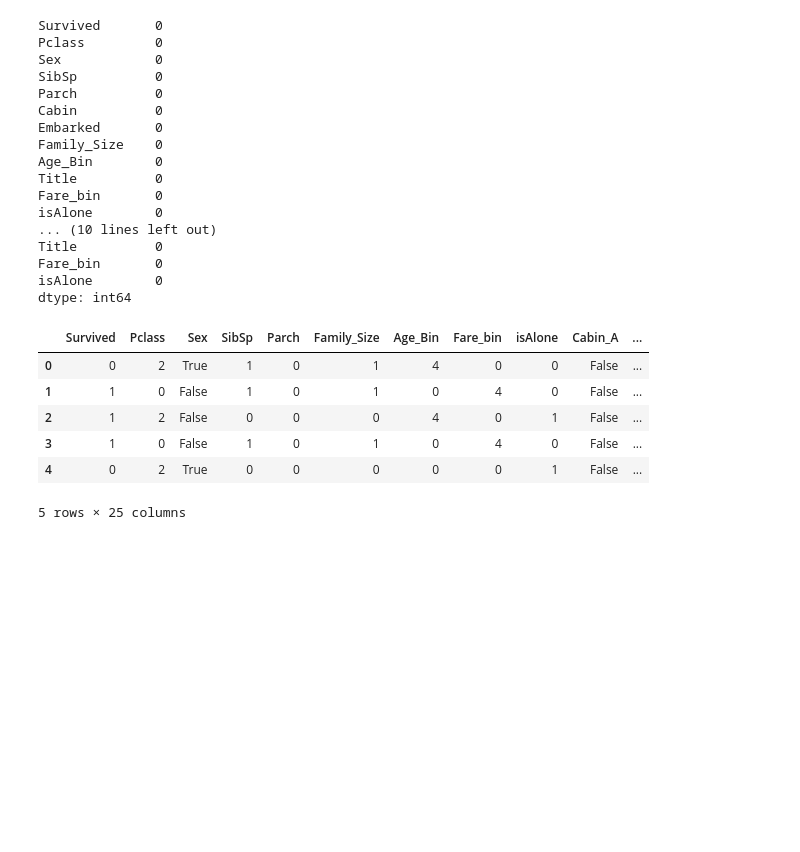
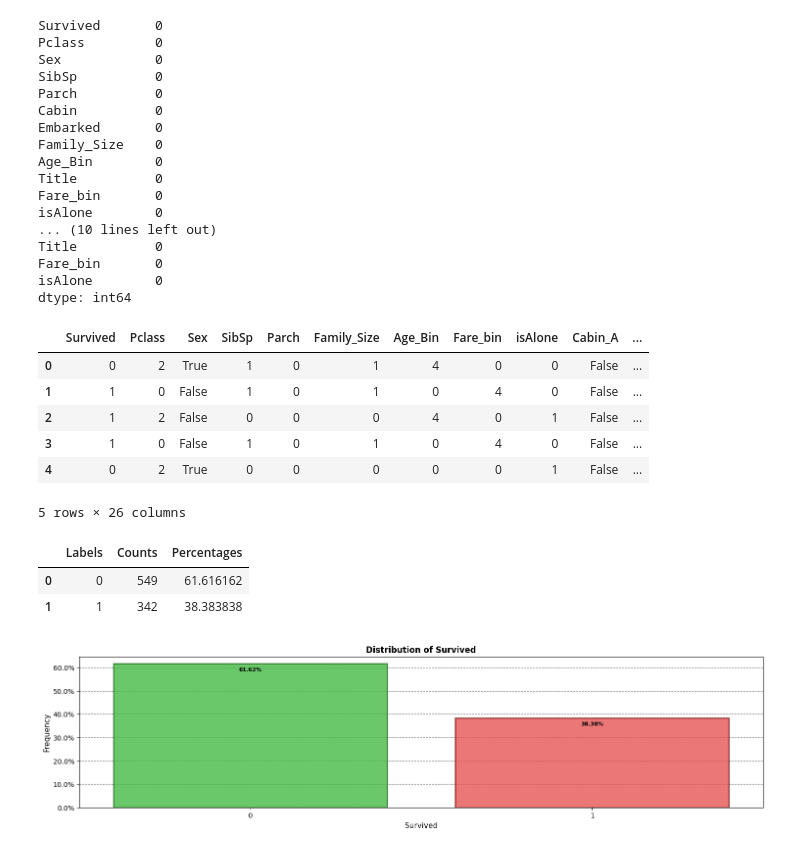
Before and after one commit to ydepledt/kaggle, a Jupyter notebook: titanic/titanic.ipynb, the cells around one changed output. Drawn from its saved outputs; the diff is of its cells as text; code cells hidden in the pictures; blank space fills up the shorter version.

Commit message:
Change in Titanic (test of balanced target) => it improved score

```diff
--- a/titanic/titanic.ipynb
+++ b/titanic/titanic.ipynb
@@ -281,7 +285,6 @@ Fare_bin       0
 isAlone        0
 dtype: int64
 # %%
-
 df_train['Sex'] = (df_train['Sex'] == 'male')
 
 label_encoder = LabelEncoder()
@@ -291,8 +294,7 @@ df_train['Fare_bin'] = label_encoder.fit_transform(df_train['Fare_bin'])
 
 df_train = pd.get_dummies(df_train, columns=['Cabin', 'Embarked', 'Title'], prefix=['Cabin', 'Embarked', 'Title'])
 
-# df_train.drop(['Pclass', 'Age_Bin', 'Fare_bin', 'Cabin_T'], axis=1, inplace=True)
-
+df_train['Age_Pclass'] = df_train['Age_Bin'] * df_train['Pclass']
 
 
 
@@ -305,7 +307,7 @@ df_test_new['Fare_bin'] = label_encoder.fit_transform(df_test_new['Fare_bin'])
 
 df_test_new = pd.get_dummies(df_test_new, columns=['Cabin', 'Embarked', 'Title'], prefix=['Cabin', 'Embarked', 'Title'])
 
-# df_test_new.drop(['Pclass', 'Age_Bin', 'Fare_bin', 'Cabin_T'], axis=1, inplace=True)
+df_test_new['Age_Pclass'] = df_test_new['Age_Bin'] * df_test_new['Pclass']
 # %%
 df_train.head()
 # %% [output]
@@ -315,4 +317,13 @@ df_train.head()
 | 2 | 1 | 2 | False | 0 | 0 | 0 | 4 | 0 | 1 | False | ... |
 | 3 | 1 | 0 | False | 1 | 0 | 1 | 0 | 4 | 0 | False | ... |
 | 4 | 0 | 2 | True | 0 | 0 | 0 | 0 | 0 | 1 | False | ... |
-5 rows × 25 columns
+5 rows × 26 columns
+# %%
+plt.figure(figsize=(18, 4))
+ax = plt.subplot(1, 1, 1)
+utilities.plot_hist_discrete_feature(ax, df_train, 'Survived', color=[COLORS['GREEN'], COLORS['RED']], frequency=True, alpha=0.8)
+# %% [output]
+|  | Labels | Counts | Percentages |
+| 0 | 0 | 549 | 61.616162 |
+| 1 | 1 | 342 | 38.383838 |
+[figure, added]
```
Also changed, not shown: parts of 9 cells of this notebook, 4 other files.
